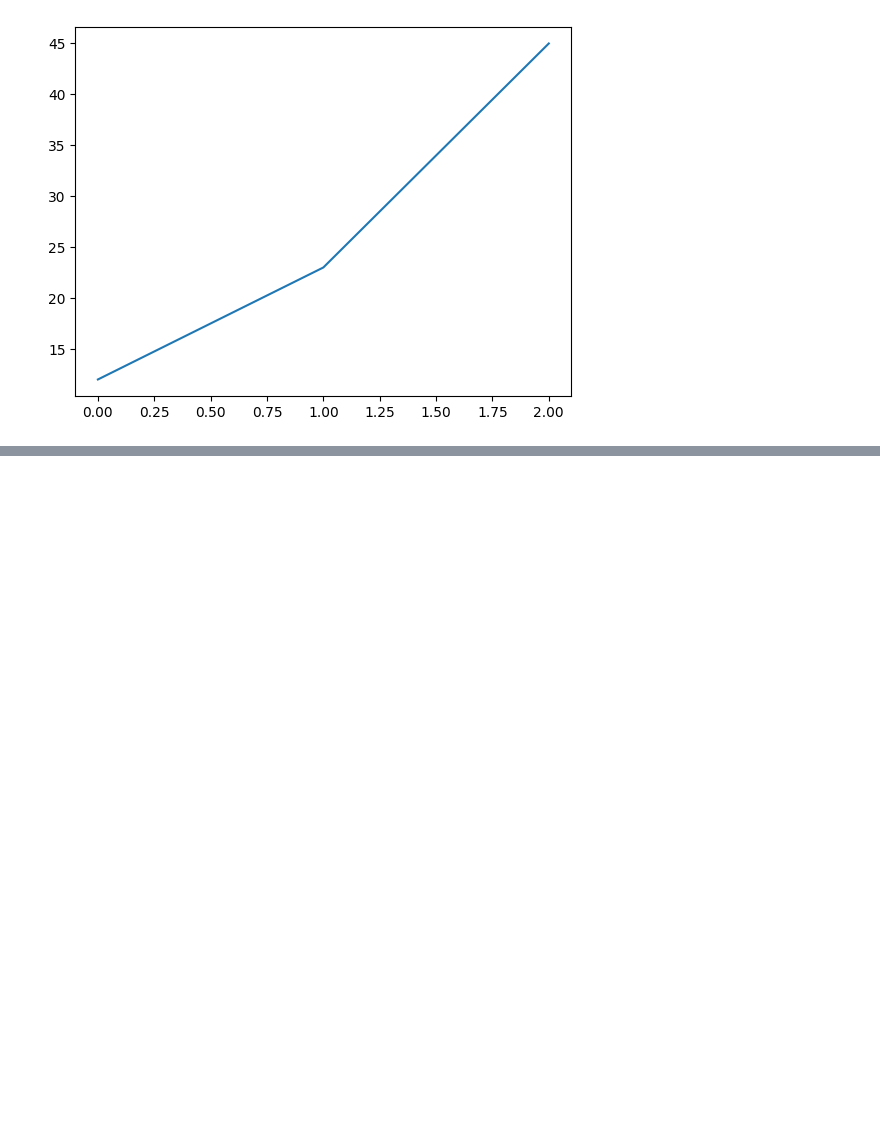
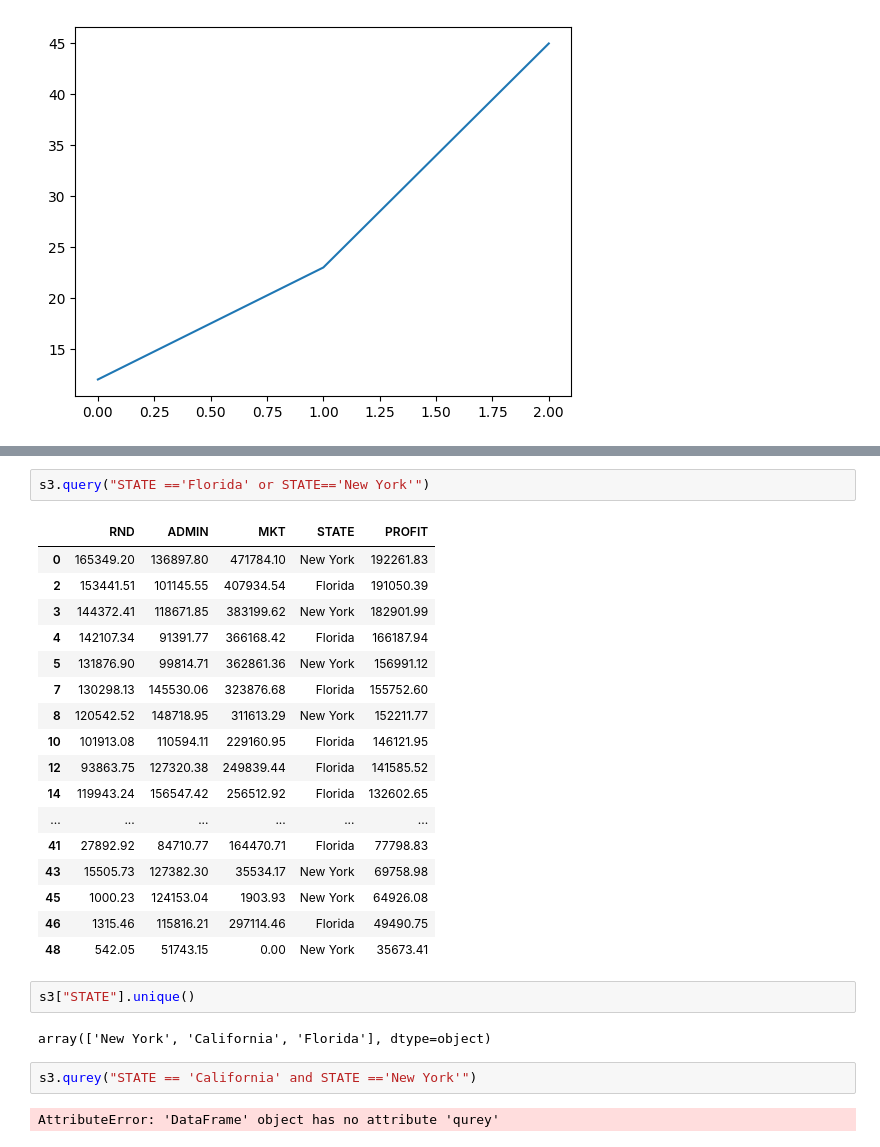
Before and after one commit to neelima225/repository18-3, a Jupyter notebook: pratices/mathplot.ipynb, the cells around one changed output, grey strips where cells are left out. Cells and saved outputs as stored; diff of their text form; blank space fills up the shorter version.

```diff
--- a/pratices/mathplot.ipynb
+++ b/pratices/mathplot.ipynb
@@ -39,0 +283,28 @@ SyntaxError: ':' expected after dictionary key (303767536.py, line 1)
+# %%
+s3.query("STATE =='Florida' or STATE=='New York'")
+# %% [output]
+|  | RND | ADMIN | MKT | STATE | PROFIT |
+| 0 | 165349.20 | 136897.80 | 471784.10 | New York | 192261.83 |
+| 2 | 153441.51 | 101145.55 | 407934.54 | Florida | 191050.39 |
+| 3 | 144372.41 | 118671.85 | 383199.62 | New York | 182901.99 |
+| 4 | 142107.34 | 91391.77 | 366168.42 | Florida | 166187.94 |
+| 5 | 131876.90 | 99814.71 | 362861.36 | New York | 156991.12 |
+| 7 | 130298.13 | 145530.06 | 323876.68 | Florida | 155752.60 |
+| 8 | 120542.52 | 148718.95 | 311613.29 | New York | 152211.77 |
+| 10 | 101913.08 | 110594.11 | 229160.95 | Florida | 146121.95 |
+| 12 | 93863.75 | 127320.38 | 249839.44 | Florida | 141585.52 |
+| 14 | 119943.24 | 156547.42 | 256512.92 | Florida | 132602.65 |
+| ... | ... | ... | ... | ... | ... |
+| 41 | 27892.92 | 84710.77 | 164470.71 | Florida | 77798.83 |
+| 43 | 15505.73 | 127382.30 | 35534.17 | New York | 69758.98 |
+| 45 | 1000.23 | 124153.04 | 1903.93 | New York | 64926.08 |
+| 46 | 1315.46 | 115816.21 | 297114.46 | Florida | 49490.75 |
+| 48 | 542.05 | 51743.15 | 0.00 | New York | 35673.41 |
+# %%
+s3["STATE"].unique()
+# %% [output]
+array(['New York', 'California', 'Florida'], dtype=object)
+# %%
+s3.qurey("STATE == 'California' and STATE =='New York'")
+# %% [output]
+AttributeError: 'DataFrame' object has no attribute 'qurey'
```
Also changed, not shown: parts of 28 cells of this notebook, 1 other file.
